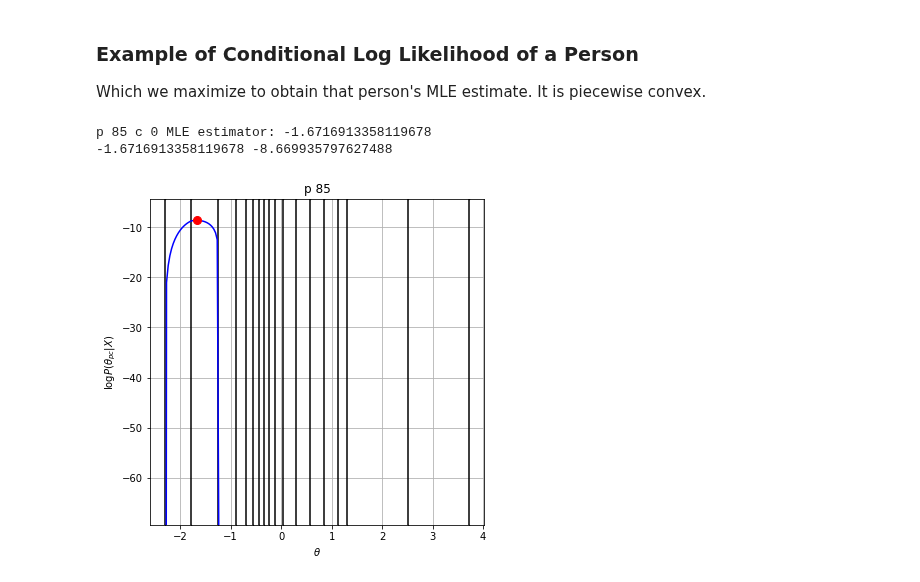
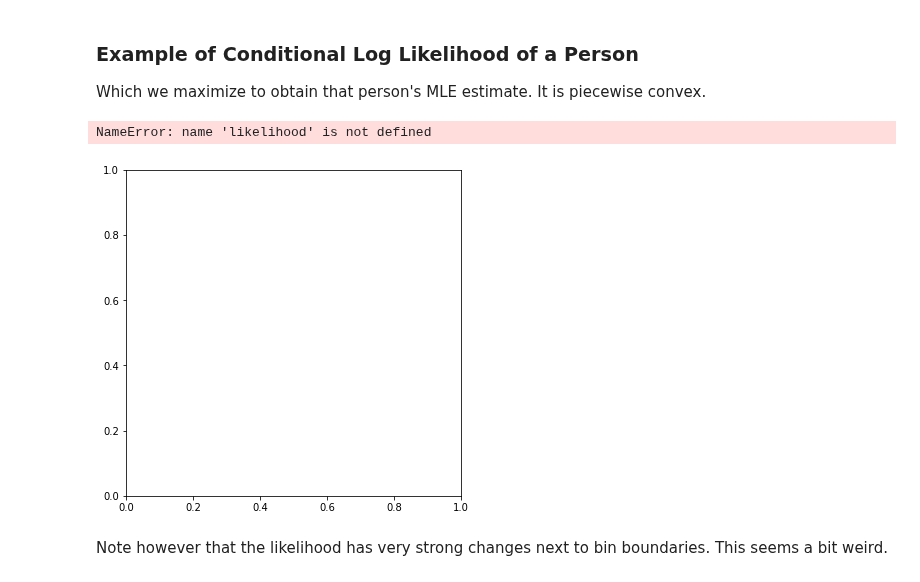
Before and after one commit to ETS-Next-Gen/irt-mcmc, a Jupyter notebook: notebooks/irt_solver_1d_mle.ipynb, the cells around one changed output. Drawn from its saved outputs; the diff is of its cells as text; code cells hidden in the pictures.

```diff
--- a/notebooks/irt_solver_1d_mle.ipynb
+++ b/notebooks/irt_solver_1d_mle.ipynb
@@ -89,6 +95,9 @@ The IRF of item $i$ is a 1D function of $\theta$ in this case. Use a histogram o
 theta = nirt.likelihood.initial_guess(X, c)
 theta = (theta - np.mean(theta, axis=0))/np.std(theta, axis=0)
 theta_init = theta
+# %%
+theta = theta_exact
+theta = (theta - np.mean(theta, axis=0))/np.std(theta, axis=0)
 # %%
 print("mean", np.mean(theta, axis=0))
 print("std", np.std(theta, axis=0))
@@ -134,6 +156,6 @@ for i in range(I):
     ax = axs[i // 4, i % 4]
     nirt.simulate.plot_irf.plot_model_irf(ax, grid[c[i]], model_irf[i], num_bins, color="blue", label="Original")
     irf_all[i].plot(ax, color="green", label="{} samples".format(theta.shape[0]))
-    irf[i].plot(ax, color="red", label="{} samples".format(sample_size))
+    #irf[i].plot(ax, color="red", label="{} samples".format(sample_size))
     ax.set_title("I {} All {:.2f} Sampled {:.2f}".format(i, e_all[i], e[i]))
     ax.grid(True)
@@ -144,0 +166,7 @@ When we add more persons to the simulation at each refinement step, we use the M
+# %%
+fig, ax = plt.subplots(1, 1)
+nirt.simulate.plot_irf.plot_model_irf(ax, grid[c[i]], model_irf[i], num_bins, color="blue", label="Original")
+irf_all[i].plot(ax, color="green", label="{} samples".format(theta.shape[0]))
+#irf[i].plot(ax, color="red", label="{} samples".format(sample_size))
+ax.set_title("I {} All {:.2f} Sampled {:.2f}".format(i, e_all[i], e[i]))
+ax.grid(True)
@@ -156,7 +191,3 @@ print("std", np.std(theta[active], axis=0))
-# %%
-#v = v_exact
-likelihood = nirt.likelihood.Likelihood(X, c, irf)
-%time mle = np.array([[likelihood.parameter_mle(p, c, max_iter=5)  for c in range(C)] for p in sample])
 # %%
 # %time mle_localized = np.array([[likelihood.parameter_mle(p, c, max_iter=5, theta_init=theta_active[p][c]) for c in range(C)] for p in sample])
 # %%
@@ -174,29 +205,31 @@ Which we maximize to obtain that person's MLE estimate. It is piecewise convex.
 # %%
 # Check whether the likelihood of a person's theta is concave (has a unique maximum). Verify
 # that the MLE is close to the argmax.
 dim = 0
+ind = 2
 
 persons = [ind] # sample[:3]
 fig, axs = plt.subplots(len(persons), 1, figsize=(6, 6))
 for k, p in enumerate(persons):
     ax = axs[k] if len(persons) > 1 else axs
     t_mle = likelihood.parameter_mle(p, dim, max_iter=5)
     print("p {} c {} MLE estimator: {}".format(p, dim, t_mle))
     likelihood.plot_person_log_likelihood(ax, p, dim)
     l_mle = likelihood.log_likelihood_term(np.array([t_mle]), active=(np.array([p]), np.array([dim])))[0]
     print(t_mle, l_mle)
     ax.plot(t_mle, l_mle, 'ro', markersize=8)
     ax.grid(True)
     ax.set_ylim([8 * l_mle, 0.5 * l_mle])
     ax.set_title("p {}".format(p))
     x = likelihood._irf[dim].x
 #    print(x)
     L = likelihood.log_likelihood_term(x, active=(np.array([p] * x.size), np.array([dim] * x.size)))
 #    print(L)
 # %% [output]
-p 85 c 0 MLE estimator: -1.6716913358119678
--1.6716913358119678 -8.669935797627488
+NameError: name 'likelihood' is not defined
-[figure, old version]
+[figure, new version]
+# %% [markdown]
+Note however that the likelihood has very strong changes next to bin boundaries. This seems a bit weird.
 # %%
 # tt = np.linspace(-10, 10, 100)
 # print("p", p)
```
Also changed, not shown: parts of 32 cells of this notebook, 7 other files.
